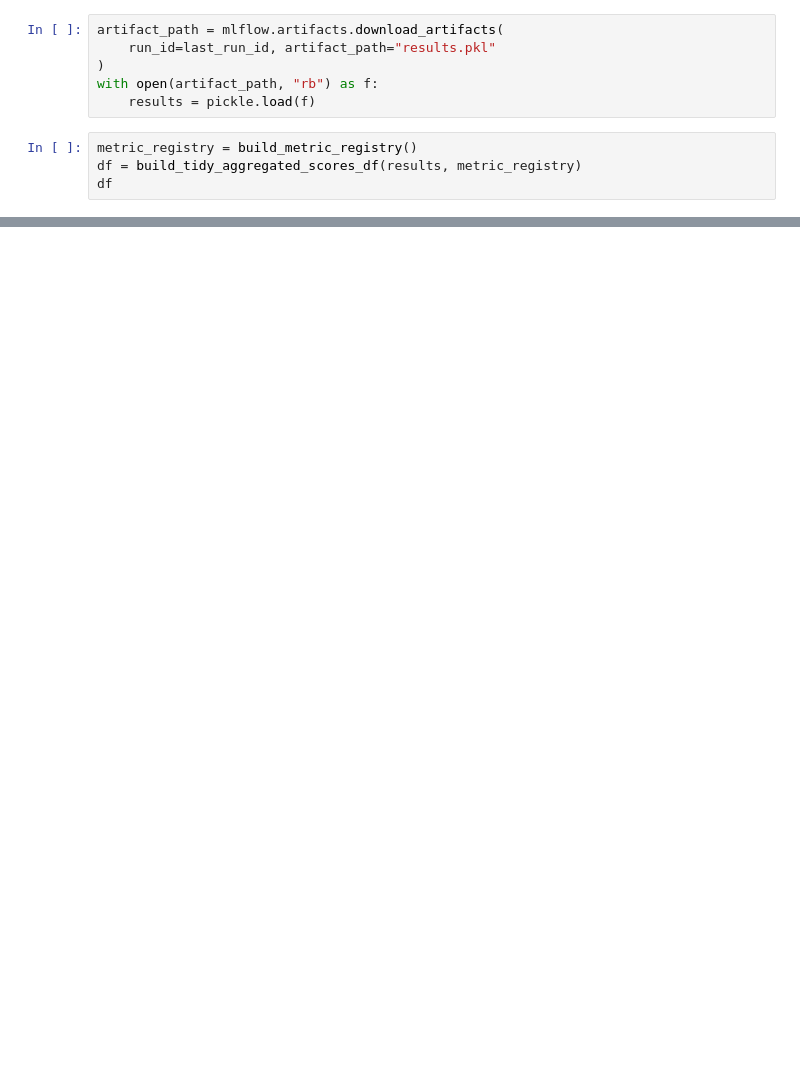
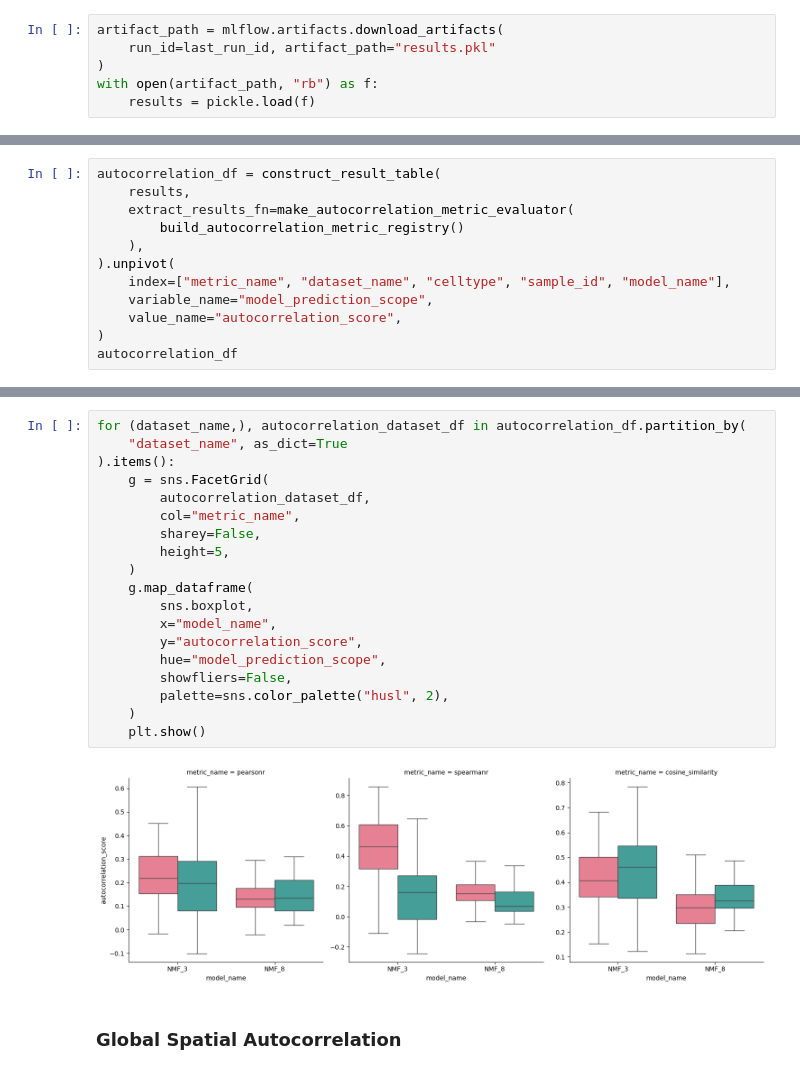
Before and after one commit to egerc/notebook_repository, a Jupyter notebook: notebooks/2026-02-17T08-24-52Z/2026-02-17T08-24-52Z.ipynb, the cells around one changed output, grey strips where cells are left out. Drawn from its saved outputs; the diff is of its cells as text; blank space fills up the shorter version.

Commit message:
added plotting of interpretability metrics (feature feature correlation, spectral autocorrelation)

```diff
--- a/notebooks/2026-02-17T08-24-52Z/2026-02-17T08-24-52Z.ipynb
+++ b/notebooks/2026-02-17T08-24-52Z/2026-02-17T08-24-52Z.ipynb
@@ -42,7 +44,3 @@ artifact_path = mlflow.artifacts.download_artifacts(
 )
 with open(artifact_path, "rb") as f:
     results = pickle.load(f)
-# %%
-metric_registry = build_metric_registry()
-df = build_tidy_aggregated_scores_df(results, metric_registry)
-df
@@ -88,0 +201,12 @@ for (
+# %%
+autocorrelation_df = construct_result_table(
+    results,
+    extract_results_fn=make_autocorrelation_metric_evaluator(
+        build_autocorrelation_metric_registry()
+    ),
+).unpivot(
+    index=["metric_name", "dataset_name", "celltype", "sample_id", "model_name"],
+    variable_name="model_prediction_scope",
+    value_name="autocorrelation_score",
+)
+autocorrelation_df
@@ -88,0 +228,23 @@ for (
+# %%
+for (dataset_name,), autocorrelation_dataset_df in autocorrelation_df.partition_by(
+    "dataset_name", as_dict=True
+).items():
+    g = sns.FacetGrid(
+        autocorrelation_dataset_df,
+        col="metric_name",
+        sharey=False,
+        height=5,
+    )
+    g.map_dataframe(
+        sns.boxplot,
+        x="model_name",
+        y="autocorrelation_score",
+        hue="model_prediction_scope",
+        showfliers=False,
+        palette=sns.color_palette("husl", 2),
+    )
+    plt.show()
+# %% [output]
+[figure, added]
+# %% [markdown]
+### Global Spatial Autocorrelation
```
Also changed, not shown: parts of 18 cells of this notebook.
